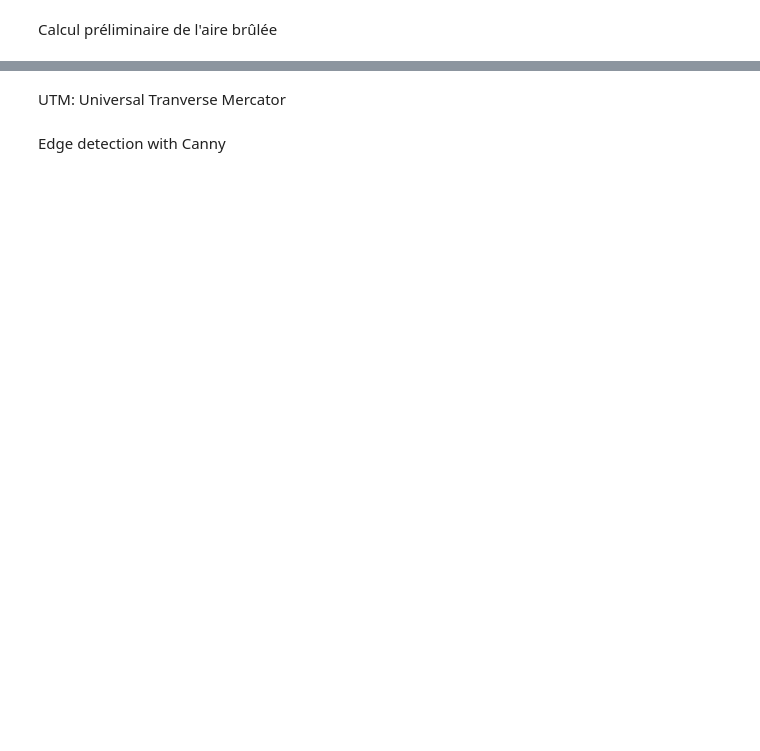
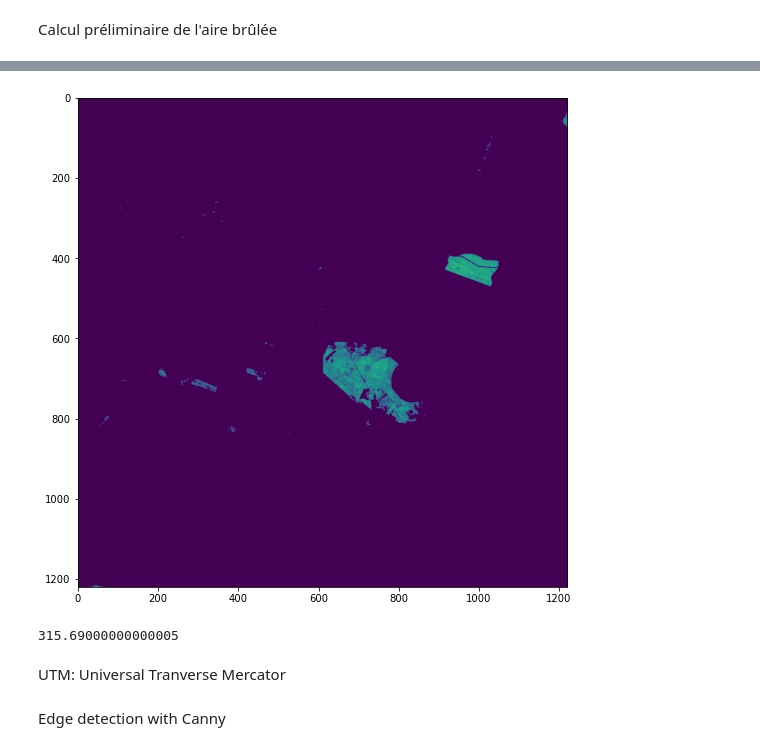
Before and after one commit to jayalabanda/projet-CNES, a Jupyter notebook: satellite.ipynb, the cells around one changed output, grey strips where cells are left out. Cells and saved outputs as stored; diff of their text form; code cells hidden in the pictures; blank space fills up the shorter version.

Commit message:
finished testing main functions, bugfixes and polishing utils

```diff
--- a/satellite.ipynb
+++ b/satellite.ipynb
@@ -234,3 +253,22 @@ print(f'Aire de la zone brûlée en hectares : {round(area * 100, 2)} ha')
+# %%
+res = utils.merge_four_images([
+    frag_dict[(14, 11)],
+    frag_dict[(15, 11)],
+    frag_dict[(14, 12)],
+    frag_dict[(15, 12)]
+])
+# %%
+res = utils.threshold_filter(res, 0.3)
+
+plt.figure(figsize=(16, 9))
+plt.imshow(res)
+plt.show()
+# %% [output]
+[figure, added]
+# %%
+utils.calculate_area(res, arr1) * 100
+# %% [output]
+315.69000000000005
 # %%
 def get_tci_file_path(image_folder):
     subfolder = [f for f in os.listdir(image_folder + "/GRANULE") if f[0]  == "L"][0]
```
Also changed, not shown: parts of 8 cells of this notebook, 2 other files.
